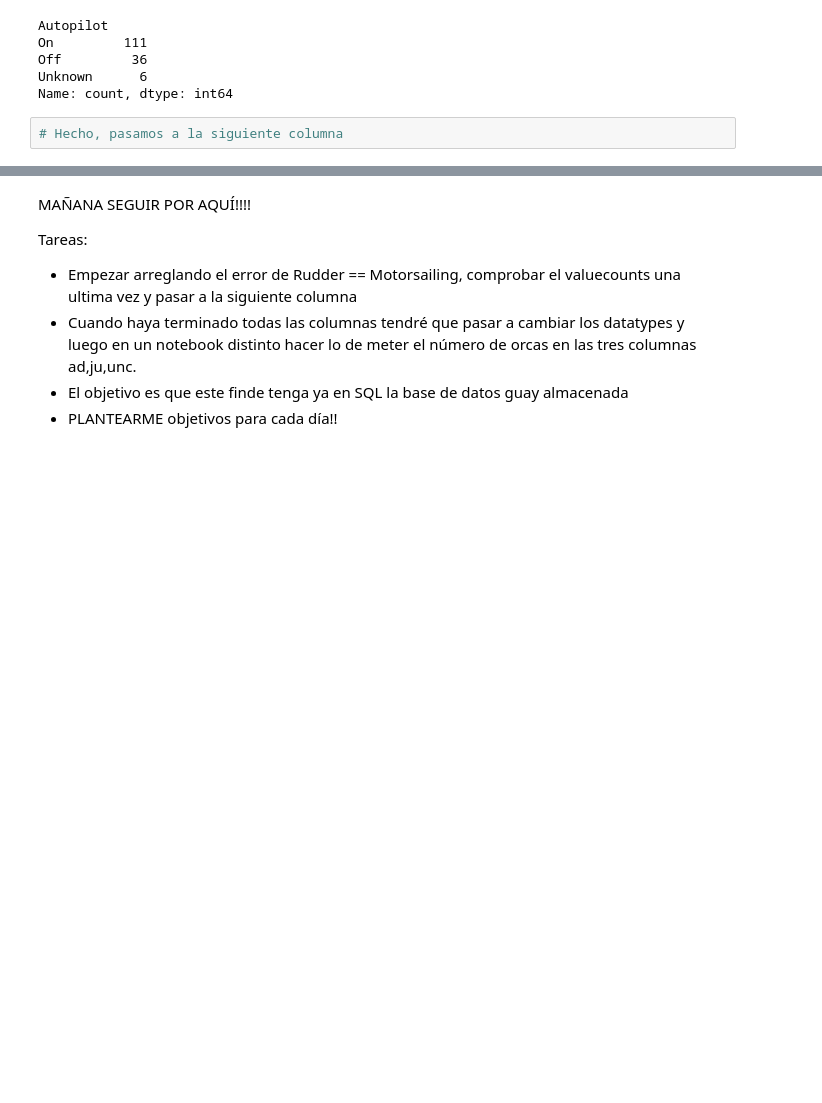
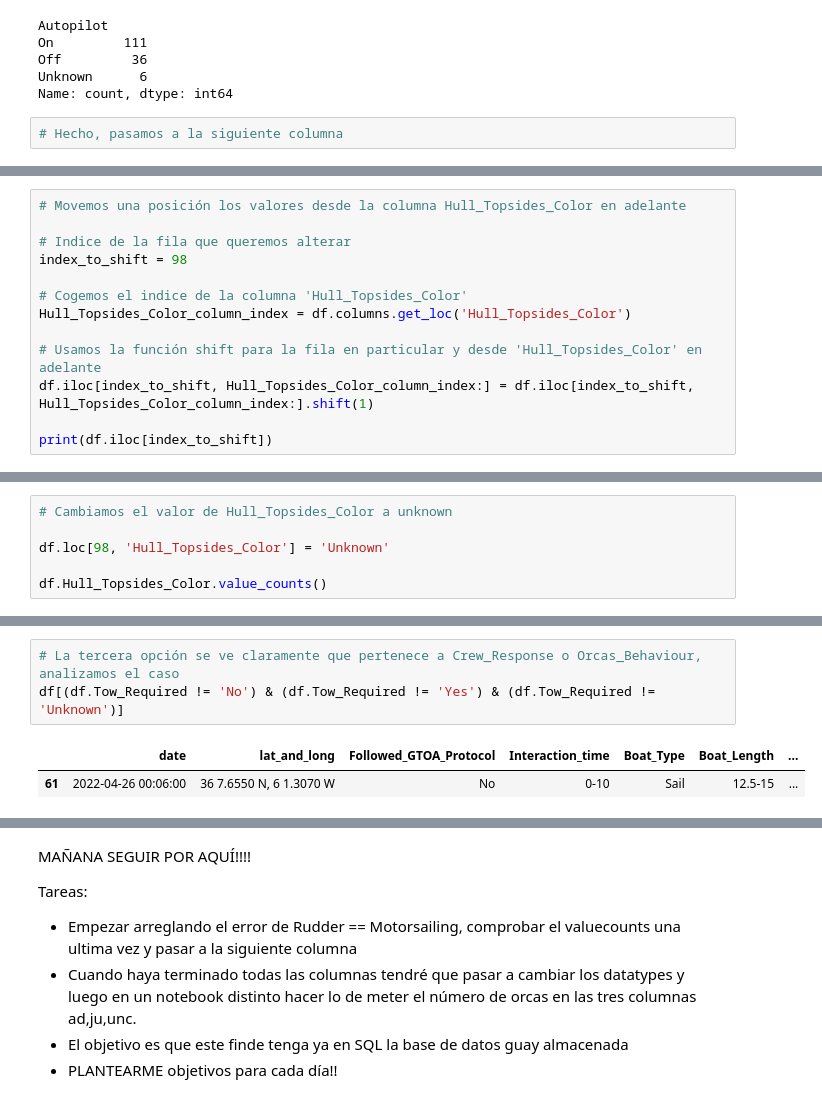
Before and after one commit to Jacobomb/Orca-interactions-in-the-Iberian-Peninsula, a Jupyter notebook: notebooks/2.DataCleaning.ipynb, the cells around one changed output, grey strips where cells are left out. Drawn from its saved outputs; the diff is of its cells as text; blank space fills up the shorter version.

```diff
--- a/notebooks/2.DataCleaning.ipynb
+++ b/notebooks/2.DataCleaning.ipynb
@@ -1914,0 +1932,13 @@ Name: count, dtype: int64
+# %%
+# Movemos una posición los valores desde la columna Hull_Topsides_Color en adelante
+
+# Indice de la fila que queremos alterar
+index_to_shift = 98
+
+# Cogemos el indice de la columna 'Hull_Topsides_Color'
+Hull_Topsides_Color_column_index = df.columns.get_loc('Hull_Topsides_Color')
+
+# Usamos la función shift para la fila en particular y desde 'Hull_Topsides_Color' en adelante
+df.iloc[index_to_shift, Hull_Topsides_Color_column_index:] = df.iloc[index_to_shift, Hull_Topsides_Color_column_index:].shift(1)
+
+print(df.iloc[index_to_shift])
@@ -1914,0 +1963,6 @@ Name: count, dtype: int64
+# %%
+# Cambiamos el valor de Hull_Topsides_Color a unknown
+
+df.loc[98, 'Hull_Topsides_Color'] = 'Unknown'
+
+df.Hull_Topsides_Color.value_counts()
@@ -1914,0 +2021,6 @@ Name: count, dtype: int64
+# %%
+# La tercera opción se ve claramente que pertenece a Crew_Response o Orcas_Behaviour, analizamos el caso
+df[(df.Tow_Required != 'No') & (df.Tow_Required != 'Yes') & (df.Tow_Required != 'Unknown')]
+# %% [output]
+|  | date | lat_and_long | Followed_GTOA_Protocol | Interaction_time | Boat_Type | Boat_Length | ... |
+| 61 | 2022-04-26 00:06:00 | 36 7.6550 N, 6 1.3070 W | No | 0-10 | Sail | 12.5-15 | ... |
```
Also changed, not shown: parts of 21 cells of this notebook.
